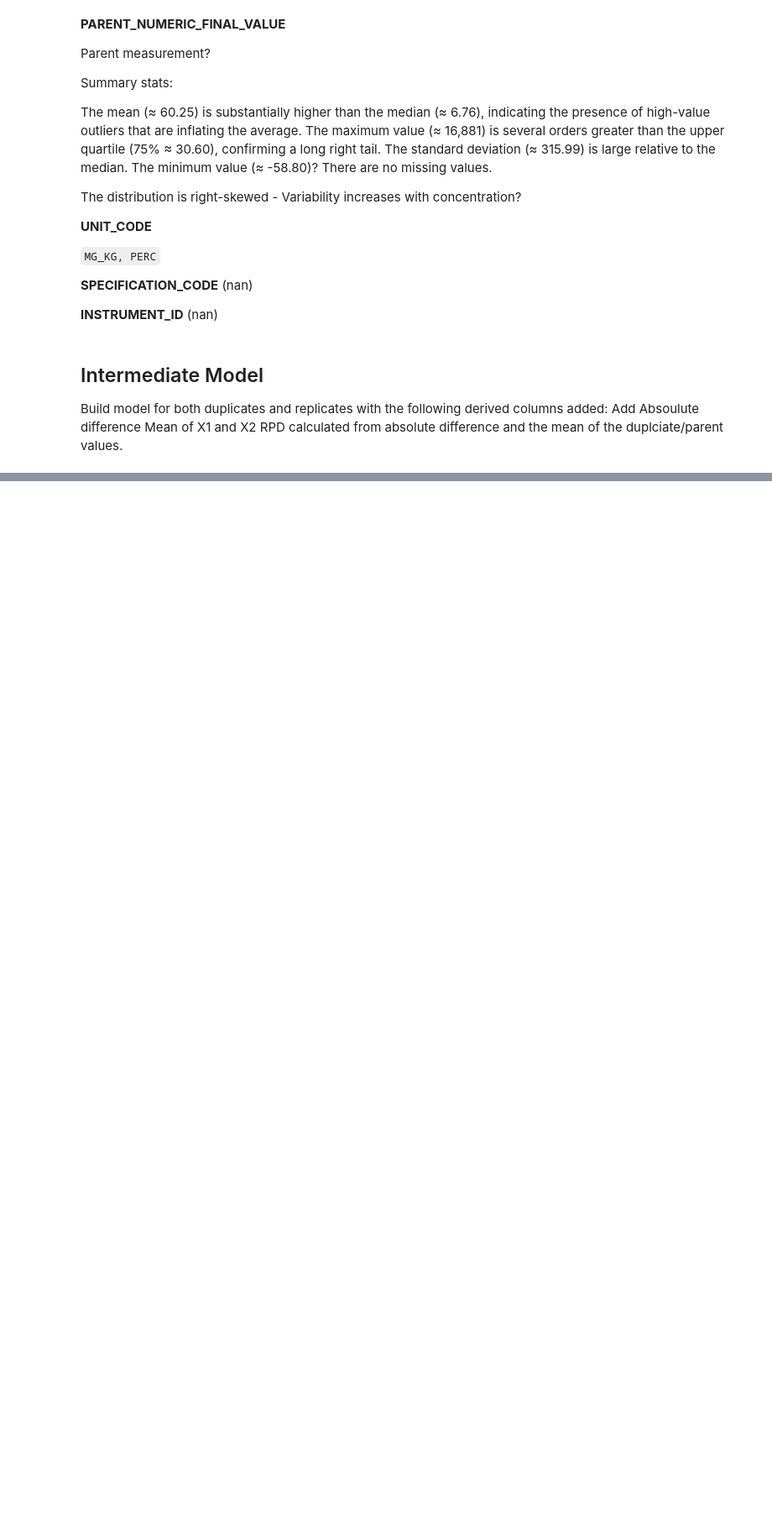
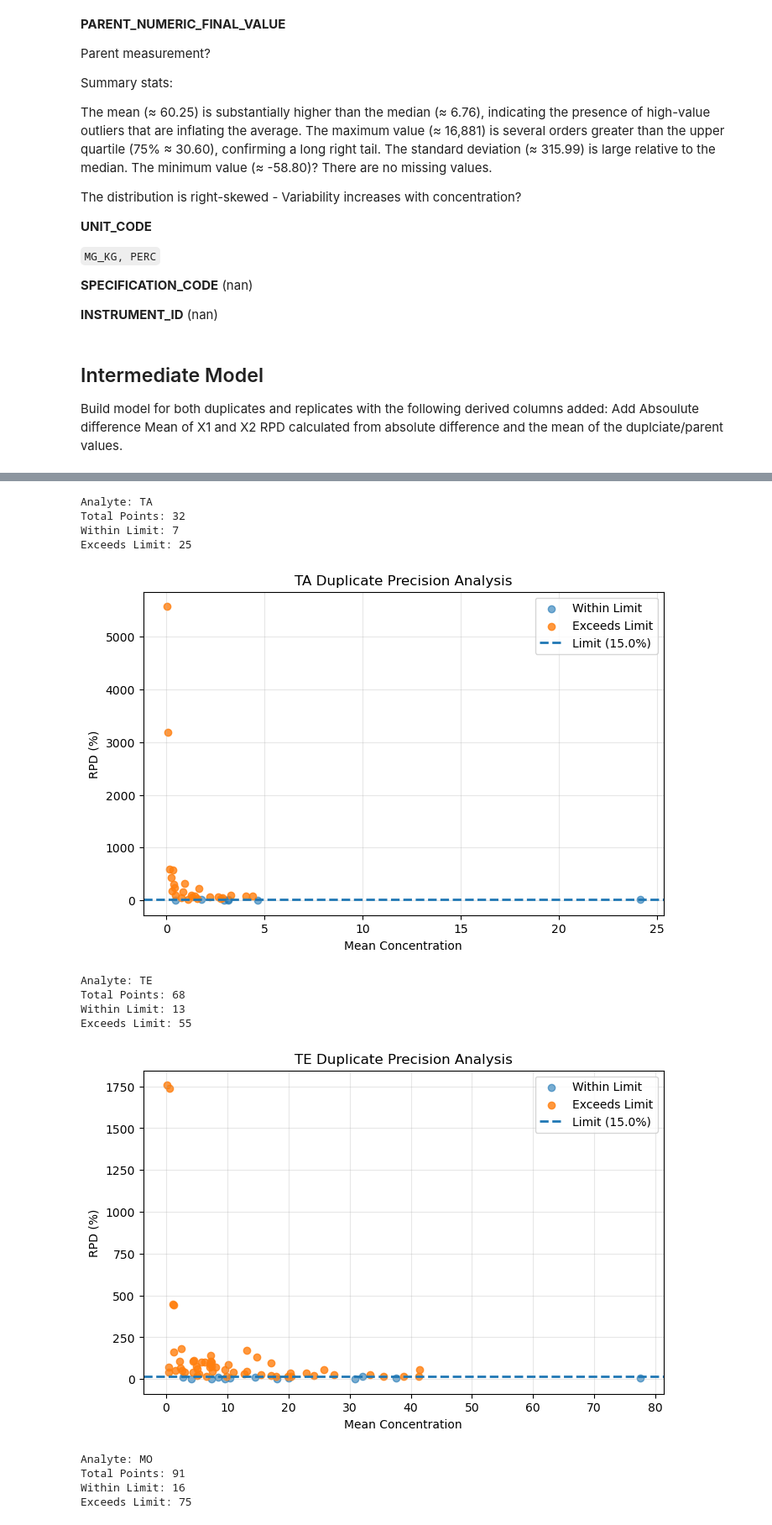
Before and after one commit to Jettiz/QUT-Capstone-Team-32-Datamine-QC-Quality-Control, a Jupyter notebook: notebooks/04_qc_duplicate_analysis.ipynb, the cells around one changed output, grey strips where cells are left out. Shown at 84% size. Cells and saved outputs as stored; diff of their text form; code cells hidden in the pictures; blank space fills up the shorter version.

Commit message:
Added scatter plot for Duplicates

```diff
--- a/notebooks/04_qc_duplicate_analysis.ipynb
+++ b/notebooks/04_qc_duplicate_analysis.ipynb
@@ -513,0 +442,25 @@ df_bi.to_csv(
+# %%
+analyte_list = [
+    "TA", "TE", "MO", "CE", "S", "ZR", "V", "W", "Y", "CR",
+    "BE", "CD", "BA", "TH", "SN", "SE", "SC", "NI", "NB", "LI",
+    "LA", "HF", "U", "ZN", "TI", "PB", "RB", "MN", "MG", "CO",
+    "SR", "CA", "BI", "AL", "FE", "SB", "CU", "K", "P", "AG", "AS"
+]
+# %%
+for analyte in analyte_list:
+    plot_analyte_rpd(df_duplicates_model, analyte)
+# %% [output]
+Analyte: TA
+Total Points: 32
+Within Limit: 7
+Exceeds Limit: 25
+[figure, added]
+Analyte: TE
+Total Points: 68
+Within Limit: 13
+Exceeds Limit: 55
+[figure, added]
+Analyte: MO
+Total Points: 91
+Within Limit: 16
+Exceeds Limit: 75
```
Also changed, not shown: parts of 23 cells of this notebook.
